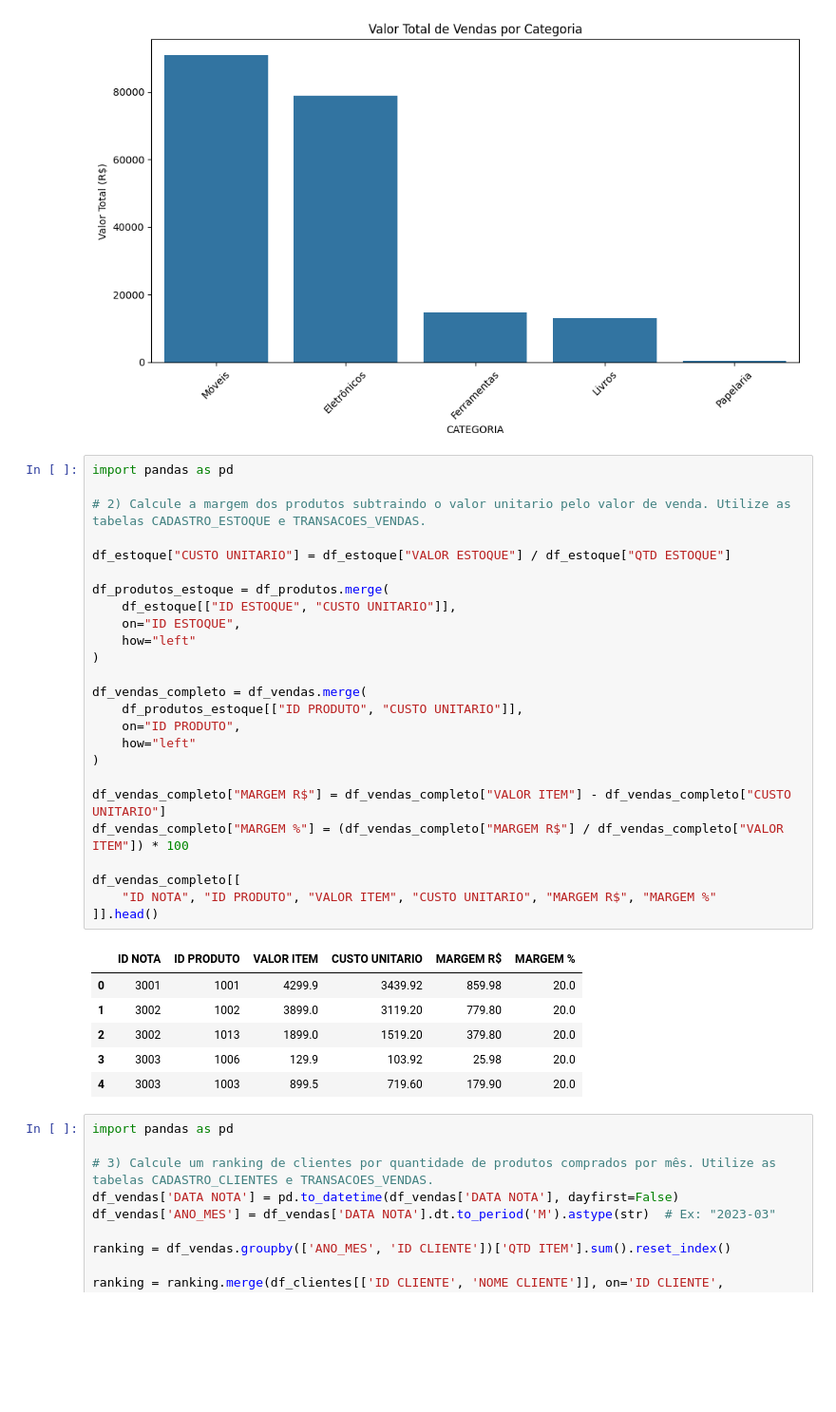
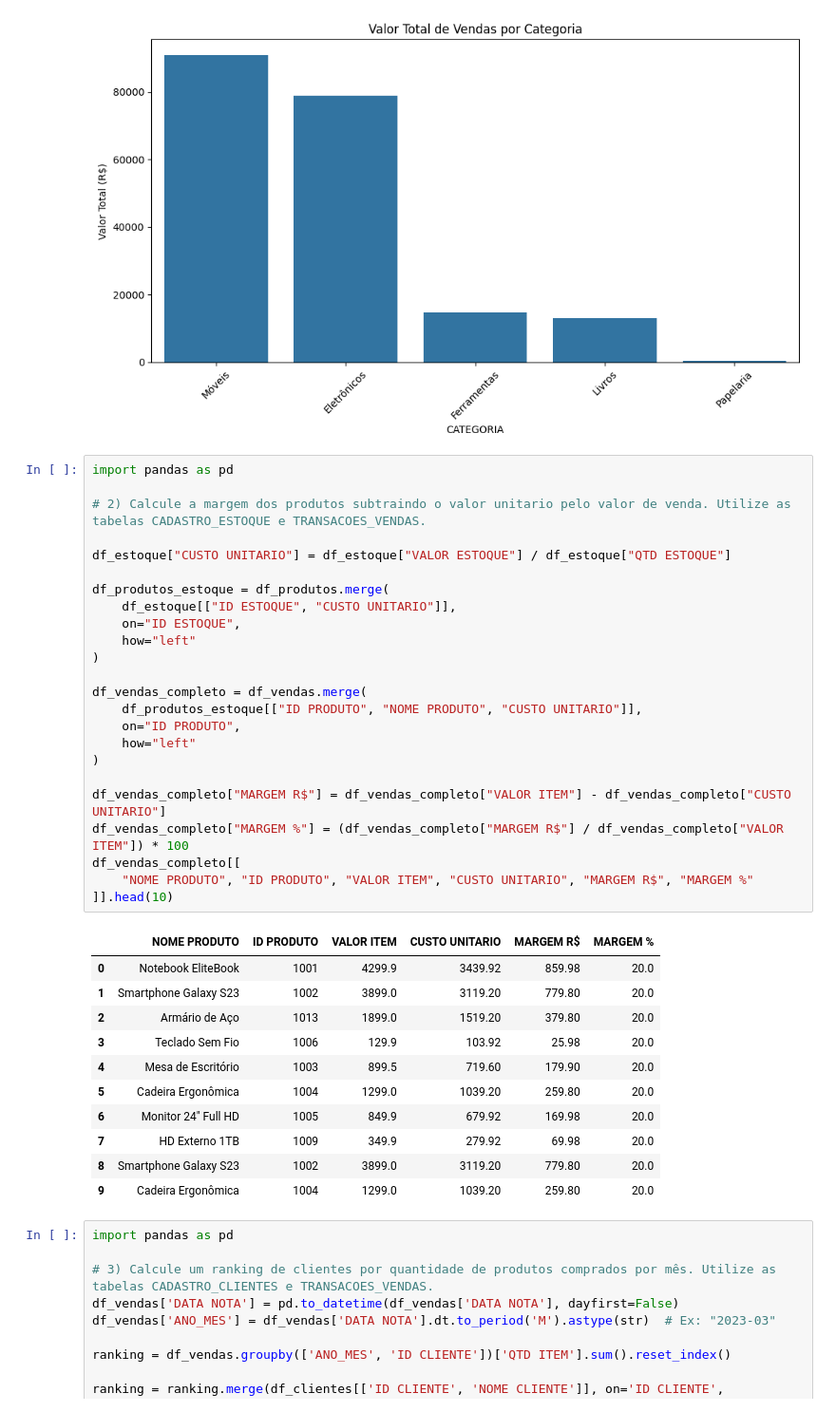
Before and after one commit to douglasmnegri/infomaz-case, a Jupyter notebook: notebook/infomaz_analysis.ipynb, the cells around one changed output. Shown at 95% size. Drawn from its saved outputs; the diff is of its cells as text; blank space fills up the shorter version.

```diff
--- a/notebook/infomaz_analysis.ipynb
+++ b/notebook/infomaz_analysis.ipynb
@@ -41,35 +41,39 @@ plt.show()
 # %%
 import pandas as pd
 
 # 2) Calcule a margem dos produtos subtraindo o valor unitario pelo valor de venda. Utilize as tabelas CADASTRO_ESTOQUE e TRANSACOES_VENDAS.
 
 df_estoque["CUSTO UNITARIO"] = df_estoque["VALOR ESTOQUE"] / df_estoque["QTD ESTOQUE"]
 
 df_produtos_estoque = df_produtos.merge(
     df_estoque[["ID ESTOQUE", "CUSTO UNITARIO"]],
     on="ID ESTOQUE",
     how="left"
 )
 
 df_vendas_completo = df_vendas.merge(
-    df_produtos_estoque[["ID PRODUTO", "CUSTO UNITARIO"]],
+    df_produtos_estoque[["ID PRODUTO", "NOME PRODUTO", "CUSTO UNITARIO"]],
     on="ID PRODUTO",
     how="left"
 )
 
 df_vendas_completo["MARGEM R$"] = df_vendas_completo["VALOR ITEM"] - df_vendas_completo["CUSTO UNITARIO"]
 df_vendas_completo["MARGEM %"] = (df_vendas_completo["MARGEM R$"] / df_vendas_completo["VALOR ITEM"]) * 100
-
 df_vendas_completo[[
-    "ID NOTA", "ID PRODUTO", "VALOR ITEM", "CUSTO UNITARIO", "MARGEM R$", "MARGEM %"
-]].head()
+    "NOME PRODUTO", "ID PRODUTO", "VALOR ITEM", "CUSTO UNITARIO", "MARGEM R$", "MARGEM %"
+]].head(10)
 # %% [output]
-|  | ID NOTA | ID PRODUTO | VALOR ITEM | CUSTO UNITARIO | MARGEM R$ | MARGEM % |
-| 0 | 3001 | 1001 | 4299.9 | 3439.92 | 859.98 | 20.0 |
-| 1 | 3002 | 1002 | 3899.0 | 3119.20 | 779.80 | 20.0 |
-| 2 | 3002 | 1013 | 1899.0 | 1519.20 | 379.80 | 20.0 |
-| 3 | 3003 | 1006 | 129.9 | 103.92 | 25.98 | 20.0 |
-| 4 | 3003 | 1003 | 899.5 | 719.60 | 179.90 | 20.0 |
+|  | NOME PRODUTO | ID PRODUTO | VALOR ITEM | CUSTO UNITARIO | MARGEM R$ | MARGEM % |
+| 0 | Notebook EliteBook | 1001 | 4299.9 | 3439.92 | 859.98 | 20.0 |
+| 1 | Smartphone Galaxy S23 | 1002 | 3899.0 | 3119.20 | 779.80 | 20.0 |
+| 2 | Armário de Aço | 1013 | 1899.0 | 1519.20 | 379.80 | 20.0 |
+| 3 | Teclado Sem Fio | 1006 | 129.9 | 103.92 | 25.98 | 20.0 |
+| 4 | Mesa de Escritório | 1003 | 899.5 | 719.60 | 179.90 | 20.0 |
+| 5 | Cadeira Ergonômica | 1004 | 1299.0 | 1039.20 | 259.80 | 20.0 |
+| 6 | Monitor 24" Full HD | 1005 | 849.9 | 679.92 | 169.98 | 20.0 |
+| 7 | HD Externo 1TB | 1009 | 349.9 | 279.92 | 69.98 | 20.0 |
+| 8 | Smartphone Galaxy S23 | 1002 | 3899.0 | 3119.20 | 779.80 | 20.0 |
+| 9 | Cadeira Ergonômica | 1004 | 1299.0 | 1039.20 | 259.80 | 20.0 |
 # %%
 import pandas as pd
 
```
Also changed, not shown: parts of 3 cells of this notebook.
